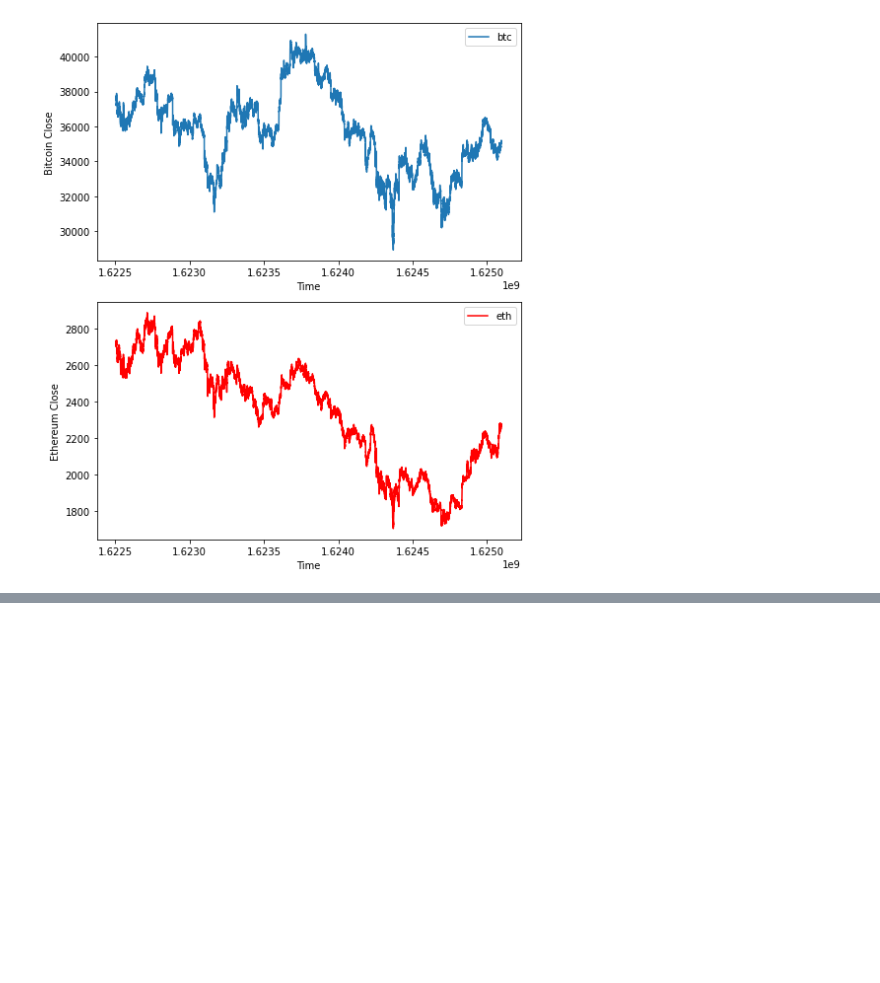
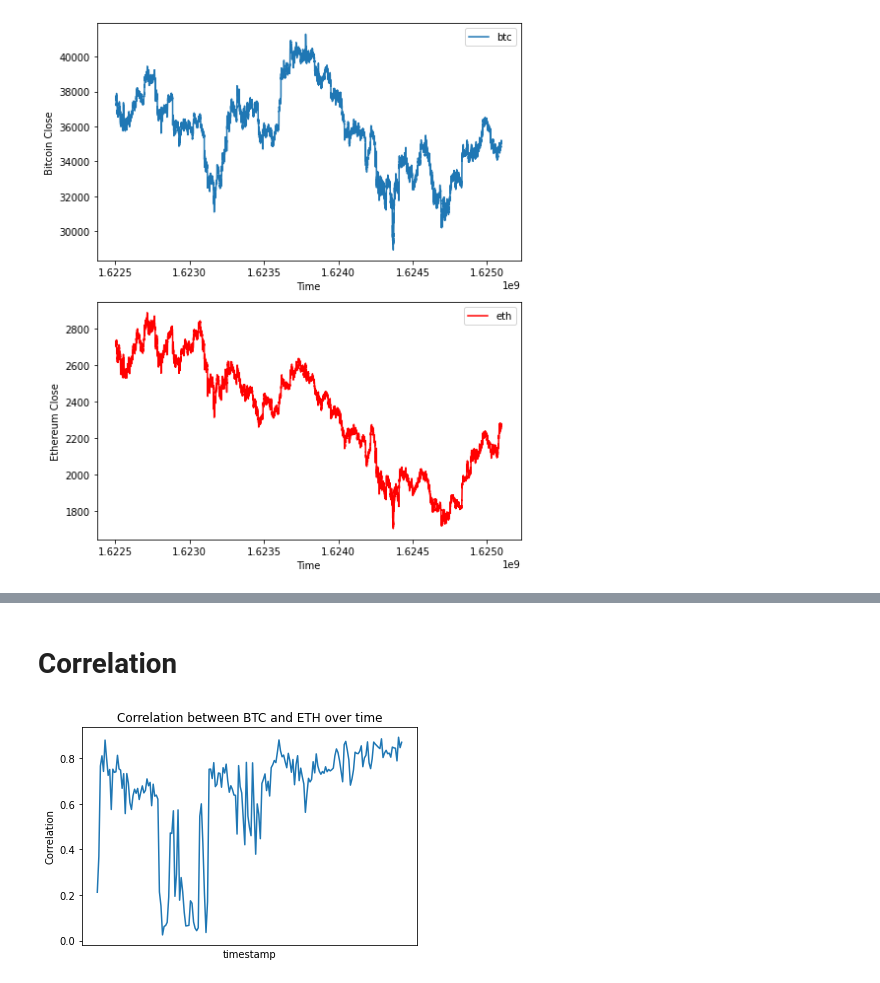
Before and after one commit to TatakisDom/Kaggle_G_Research, a Jupyter notebook: tutorial-g-research.ipynb, the cells around one changed output, grey strips where cells are left out. Drawn from its saved outputs; the diff is of its cells as text; code cells hidden in the pictures; blank space fills up the shorter version.

```diff
--- a/tutorial-g-research.ipynb
+++ b/tutorial-g-research.ipynb
@@ -200,0 +218,18 @@ plt.show()
+# %% [markdown]
+# Correlation
+# %%
+lret_btc_long = log_return(btc.Close)[1:]
+lret_eth_long = log_return(eth.Close)[1:]
+lret_btc_long.rename('lret_btc', inplace=True)
+lret_eth_long.rename('lret_eth', inplace=True)
+two_assets = pd.concat([lret_btc_long, lret_eth_long], axis=1)
+
+# group consecutive rows and use .corr() for correlation between columns
+corr_time = two_assets.groupby(two_assets.index//(10000*60)).corr().loc[:,"lret_btc"].loc[:,"lret_eth"]
+
+corr_time.plot();
+plt.xticks([])
+plt.ylabel("Correlation")
+plt.title("Correlation between BTC and ETH over time");
+# %% [output]
+[figure, added]
```
Also changed, not shown: parts of 13 cells of this notebook.
